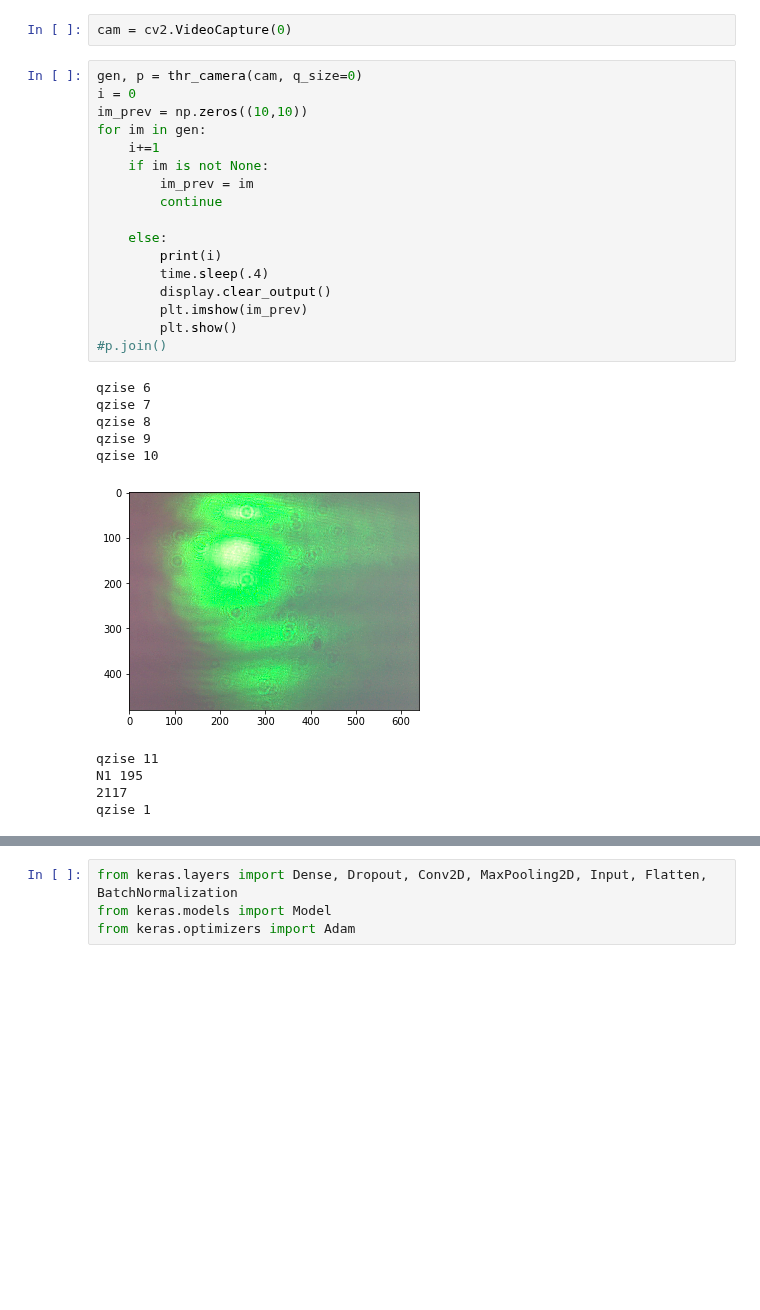
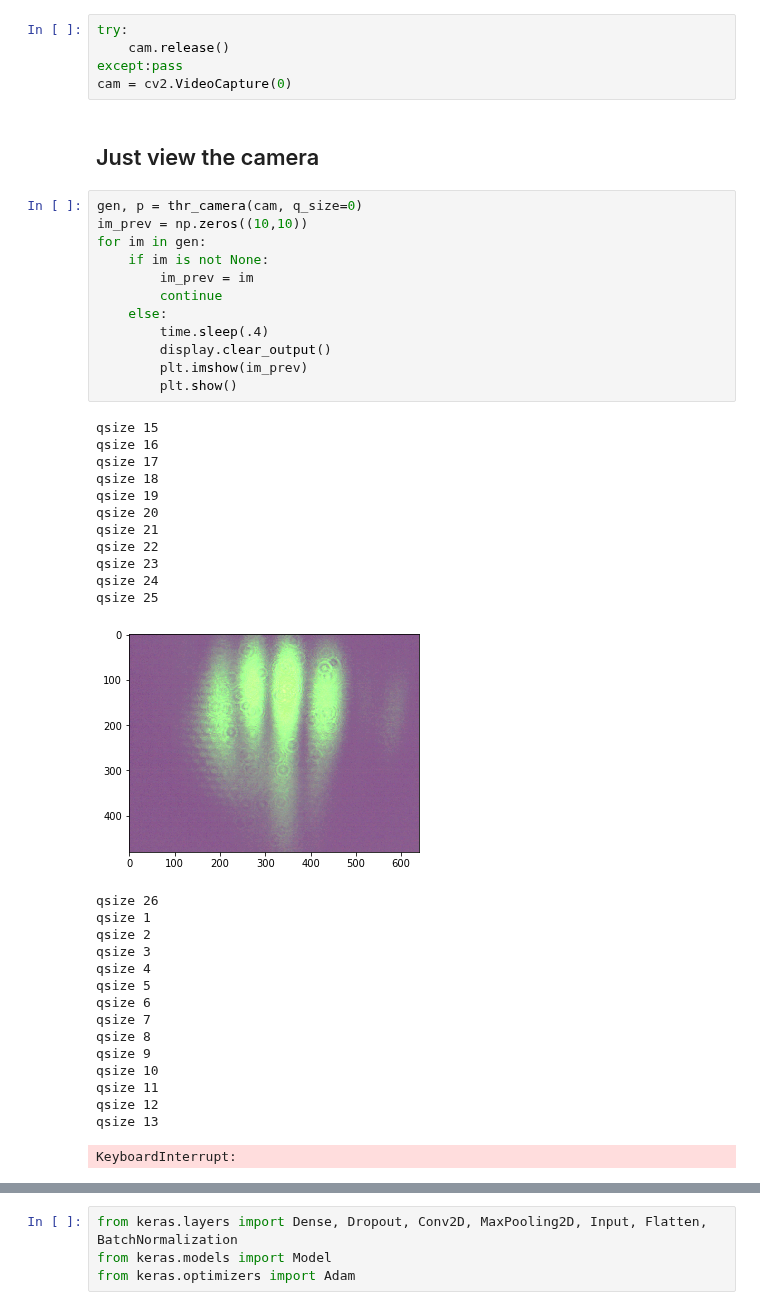
Before and after one commit to DaniloZZZ/quantTechLab, a Jupyter notebook: analysis/main.ipynb, the cells around one changed output, grey strips where cells are left out. Cells and saved outputs as stored; diff of their text form; blank space fills up the shorter version.

```diff
--- a/analysis/main.ipynb
+++ b/analysis/main.ipynb
@@ -16,32 +15,49 @@ from IPython import display
 %load_ext autoreload
 %autoreload 2
 # %%
+try:
+    cam.release()
+except:pass
 cam = cv2.VideoCapture(0)
+# %% [markdown]
+## Just view the camera
 # %%
 gen, p = thr_camera(cam, q_size=0)
-i = 0
 im_prev = np.zeros((10,10))
 for im in gen:
-    i+=1
     if im is not None:
         im_prev = im
         continue
-
     else:
-        print(i)
         time.sleep(.4)
         display.clear_output()
         plt.imshow(im_prev)
         plt.show()
-#p.join()
 # %% [output]
-qzise 6
-qzise 7
-qzise 8
-qzise 9
-qzise 10
+qsize 15
+qsize 16
+qsize 17
+qsize 18
+qsize 19
+qsize 20
+qsize 21
+qsize 22
+qsize 23
+qsize 24
+qsize 25
-[figure, old version]
+[figure, new version]
-qzise 11
-N1 195
-2117
-qzise 1
+qsize 26
+qsize 1
+qsize 2
+qsize 3
+qsize 4
+qsize 5
+qsize 6
+qsize 7
+qsize 8
+qsize 9
+qsize 10
+qsize 11
+qsize 12
+qsize 13
+KeyboardInterrupt:
```
Also changed, not shown: parts of 23 cells of this notebook, 2 other files.
